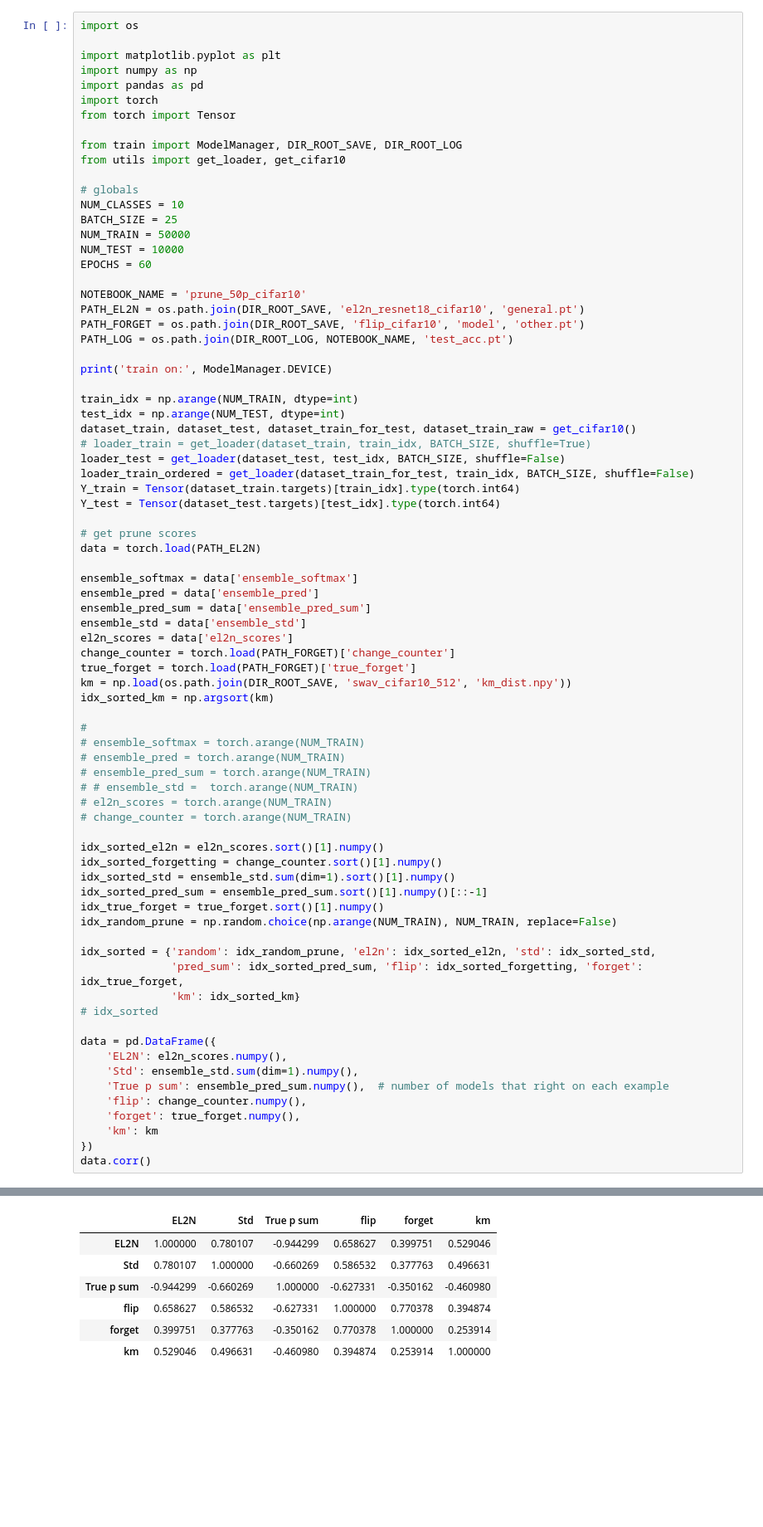
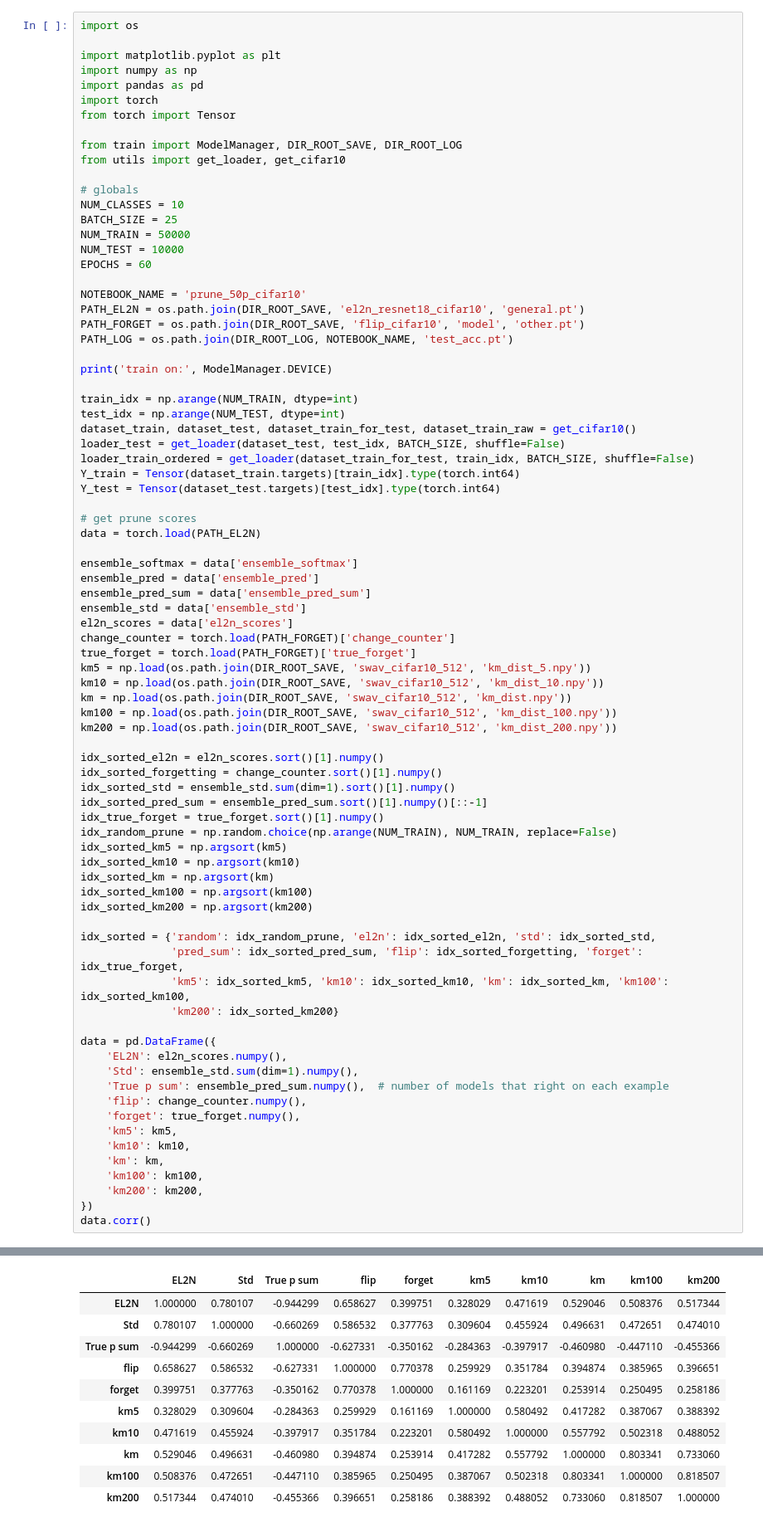
Before and after one commit to bezalelc/Data-pruning, a Jupyter notebook: code/prune_50p_cifar10.ipynb, the cells around one changed output, grey strips where cells are left out. Shown at 83% size. Drawn from its saved outputs; the diff is of its cells as text; blank space fills up the shorter version.

```diff
--- a/code/prune_50p_cifar10.ipynb
+++ b/code/prune_50p_cifar10.ipynb
@@ -27,7 +34,6 @@ print('train on:', ModelManager.DEVICE)
 train_idx = np.arange(NUM_TRAIN, dtype=int)
 test_idx = np.arange(NUM_TEST, dtype=int)
 dataset_train, dataset_test, dataset_train_for_test, dataset_train_raw = get_cifar10()
-# loader_train = get_loader(dataset_train, train_idx, BATCH_SIZE, shuffle=True)
 loader_test = get_loader(dataset_test, test_idx, BATCH_SIZE, shuffle=False)
 loader_train_ordered = get_loader(dataset_train_for_test, train_idx, BATCH_SIZE, shuffle=False)
 Y_train = Tensor(dataset_train.targets)[train_idx].type(torch.int64)
@@ -40,50 +46,58 @@ ensemble_softmax = data['ensemble_softmax']
 ensemble_pred = data['ensemble_pred']
 ensemble_pred_sum = data['ensemble_pred_sum']
 ensemble_std = data['ensemble_std']
 el2n_scores = data['el2n_scores']
 change_counter = torch.load(PATH_FORGET)['change_counter']
 true_forget = torch.load(PATH_FORGET)['true_forget']
+km5 = np.load(os.path.join(DIR_ROOT_SAVE, 'swav_cifar10_512', 'km_dist_5.npy'))
+km10 = np.load(os.path.join(DIR_ROOT_SAVE, 'swav_cifar10_512', 'km_dist_10.npy'))
 km = np.load(os.path.join(DIR_ROOT_SAVE, 'swav_cifar10_512', 'km_dist.npy'))
-idx_sorted_km = np.argsort(km)
-
-#
-# ensemble_softmax = torch.arange(NUM_TRAIN)
-# ensemble_pred = torch.arange(NUM_TRAIN)
-# ensemble_pred_sum = torch.arange(NUM_TRAIN)
-# # ensemble_std =  torch.arange(NUM_TRAIN)
-# el2n_scores = torch.arange(NUM_TRAIN)
-# change_counter = torch.arange(NUM_TRAIN)
+km100 = np.load(os.path.join(DIR_ROOT_SAVE, 'swav_cifar10_512', 'km_dist_100.npy'))
+km200 = np.load(os.path.join(DIR_ROOT_SAVE, 'swav_cifar10_512', 'km_dist_200.npy'))
 
 idx_sorted_el2n = el2n_scores.sort()[1].numpy()
 idx_sorted_forgetting = change_counter.sort()[1].numpy()
 idx_sorted_std = ensemble_std.sum(dim=1).sort()[1].numpy()
 idx_sorted_pred_sum = ensemble_pred_sum.sort()[1].numpy()[::-1]
 idx_true_forget = true_forget.sort()[1].numpy()
 idx_random_prune = np.random.choice(np.arange(NUM_TRAIN), NUM_TRAIN, replace=False)
+idx_sorted_km5 = np.argsort(km5)
+idx_sorted_km10 = np.argsort(km10)
+idx_sorted_km = np.argsort(km)
+idx_sorted_km100 = np.argsort(km100)
+idx_sorted_km200 = np.argsort(km200)
 
 idx_sorted = {'random': idx_random_prune, 'el2n': idx_sorted_el2n, 'std': idx_sorted_std,
               'pred_sum': idx_sorted_pred_sum, 'flip': idx_sorted_forgetting, 'forget': idx_true_forget,
-              'km': idx_sorted_km}
-# idx_sorted
+              'km5': idx_sorted_km5, 'km10': idx_sorted_km10, 'km': idx_sorted_km, 'km100': idx_sorted_km100,
+              'km200': idx_sorted_km200}
 
 data = pd.DataFrame({
     'EL2N': el2n_scores.numpy(),
     'Std': ensemble_std.sum(dim=1).numpy(),
     'True p sum': ensemble_pred_sum.numpy(),  # number of models that right on each example
     'flip': change_counter.numpy(),
     'forget': true_forget.numpy(),
-    'km': km
+    'km5': km5,
+    'km10': km10,
+    'km': km,
+    'km100': km100,
+    'km200': km200,
 })
 data.corr()
 # %% [output]
 train on: cuda
 Files already downloaded and verified
 Files already downloaded and verified
-|  | EL2N | Std | True p sum | flip | forget | km |
-| EL2N | 1.000000 | 0.780107 | -0.944299 | 0.658627 | 0.399751 | 0.529046 |
-| Std | 0.780107 | 1.000000 | -0.660269 | 0.586532 | 0.377763 | 0.496631 |
-| True p sum | -0.944299 | -0.660269 | 1.000000 | -0.627331 | -0.350162 | -0.460980 |
-| flip | 0.658627 | 0.586532 | -0.627331 | 1.000000 | 0.770378 | 0.394874 |
-| forget | 0.399751 | 0.377763 | -0.350162 | 0.770378 | 1.000000 | 0.253914 |
-| km | 0.529046 | 0.496631 | -0.460980 | 0.394874 | 0.253914 | 1.000000 |
+|  | EL2N | Std | True p sum | flip | forget | km5 | km10 | km | km100 | km200 |
+| EL2N | 1.000000 | 0.780107 | -0.944299 | 0.658627 | 0.399751 | 0.328029 | 0.471619 | 0.529046 | 0.508376 | 0.517344 |
+| Std | 0.780107 | 1.000000 | -0.660269 | 0.586532 | 0.377763 | 0.309604 | 0.455924 | 0.496631 | 0.472651 | 0.474010 |
+| True p sum | -0.944299 | -0.660269 | 1.000000 | -0.627331 | -0.350162 | -0.284363 | -0.397917 | -0.460980 | -0.447110 | -0.455366 |
+| flip | 0.658627 | 0.586532 | -0.627331 | 1.000000 | 0.770378 | 0.259929 | 0.351784 | 0.394874 | 0.385965 | 0.396651 |
+| forget | 0.399751 | 0.377763 | -0.350162 | 0.770378 | 1.000000 | 0.161169 | 0.223201 | 0.253914 | 0.250495 | 0.258186 |
+| km5 | 0.328029 | 0.309604 | -0.284363 | 0.259929 | 0.161169 | 1.000000 | 0.580492 | 0.417282 | 0.387067 | 0.388392 |
+| km10 | 0.471619 | 0.455924 | -0.397917 | 0.351784 | 0.223201 | 0.580492 | 1.000000 | 0.557792 | 0.502318 | 0.488052 |
+| km | 0.529046 | 0.496631 | -0.460980 | 0.394874 | 0.253914 | 0.417282 | 0.557792 | 1.000000 | 0.803341 | 0.733060 |
+| km100 | 0.508376 | 0.472651 | -0.447110 | 0.385965 | 0.250495 | 0.387067 | 0.502318 | 0.803341 | 1.000000 | 0.818507 |
+| km200 | 0.517344 | 0.474010 | -0.455366 | 0.396651 | 0.258186 | 0.388392 | 0.488052 | 0.733060 | 0.818507 | 1.000000 |
 # %%
```
Also changed, not shown: parts of 8 cells of this notebook, 24 other files.
